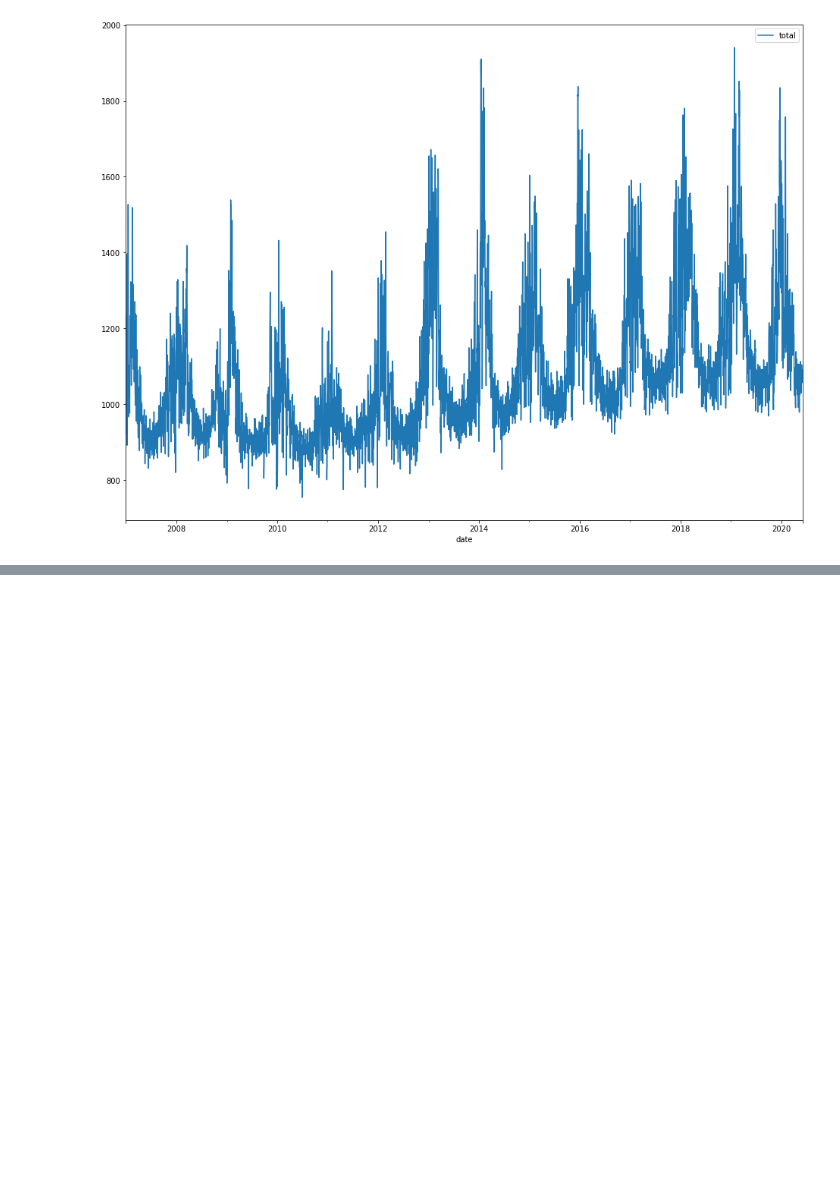
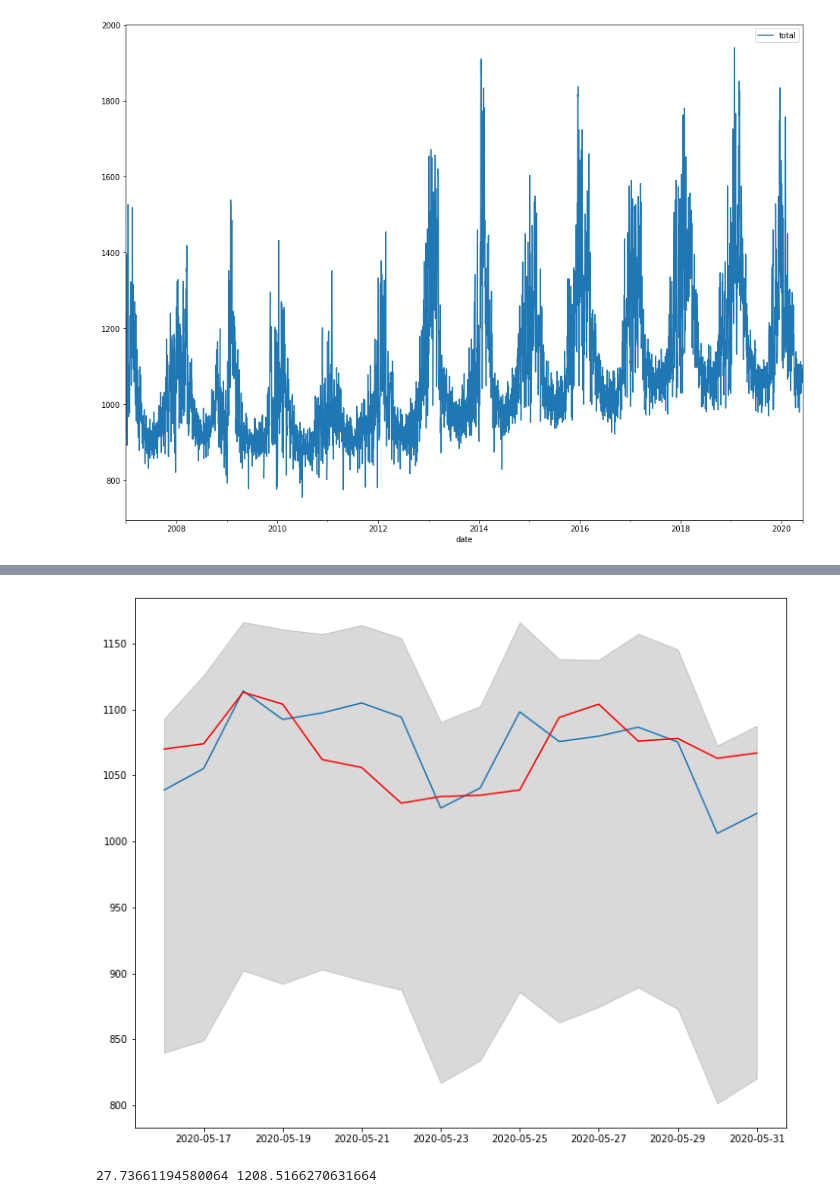
Before and after one commit to NuwanCW/Time-series-forecasting, a Jupyter notebook: Time_series forecasting.ipynb, the cells around one changed output, grey strips where cells are left out. Drawn from its saved outputs; the diff is of its cells as text; code cells hidden in the pictures; blank space fills up the shorter version.

```diff
--- a/Time_series forecasting.ipynb
+++ b/Time_series forecasting.ipynb
@@ -61,0 +107,26 @@ df1.plot(x='date',y='total',figsize=(16,12))
+# %%
+# m.plot_components(fcst)
+f=fcst[['ds','yhat','yhat_lower','yhat_upper']]
+f=f[((f.ds>'2020-05-15')&(f.ds<'2020-06-01'))]
+f['y']=df_day[((df_day.ds>'2020-05-15')&(df_day.ds<'2020-06-01'))].y.values
+f.set_index('ds',inplace=True)
+# %%
+
+plt.figure(figsize=(12,10))
+plt.plot(f.yhat*1.07)
+# plt.plot(pred, color='darkgreen')
+# plt.plot(f.yhat[-nd:]*.89, color='red')
+plt.plot(f.y, color='red')
+plt.fill_between(f.index,
+                 f.yhat_lower,
+                 f.yhat_upper,
+                 color='k', alpha=.15)
+plt.show()
+# %% [output]
+[figure, added]
+# %%
+f['mae']=abs(f.y-f.yhat*1.07)
+f['mse']=(f.y-f.yhat*1.07)**2
+print(f.mae.mean(),f.mse.mean())
+# %% [output]
+27.73661194580064 1208.5166270631664
```
Also changed, not shown: parts of 6 cells of this notebook.
